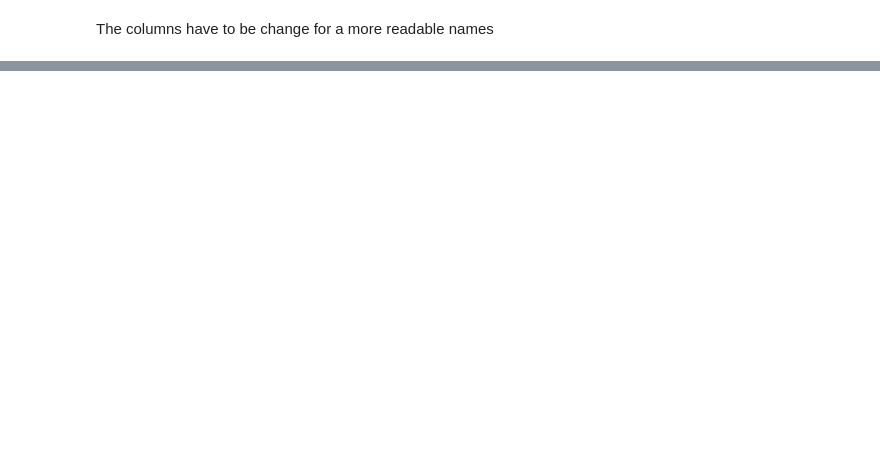
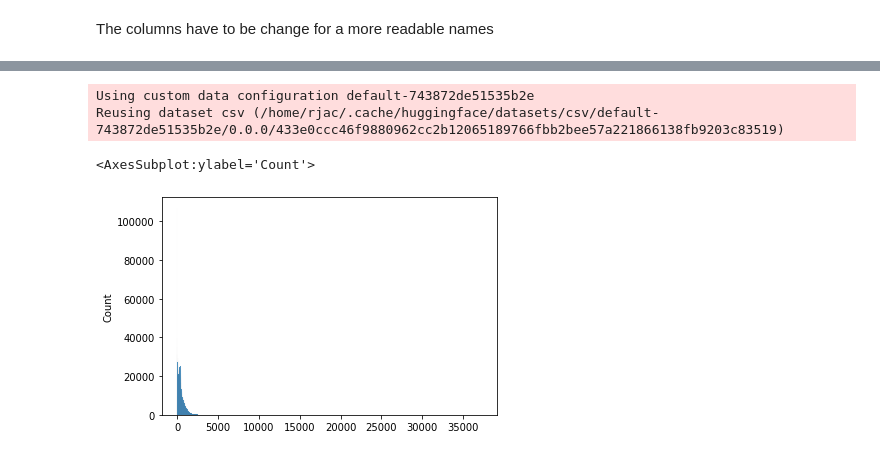
Before and after one commit to rafael-ariascalles/nlp-glg-clustering-pipeline, a Jupyter notebook: notebooks/dataUnderstanding.ipynb, the cells around one changed output, grey strips where cells are left out. Cells and saved outputs as stored; diff of their text form; code cells hidden in the pictures; blank space fills up the shorter version.

Commit message:
<code> Data process using transformer

```diff
--- a/notebooks/dataUnderstanding.ipynb
+++ b/notebooks/dataUnderstanding.ipynb
@@ -116,0 +58,2 @@ only showing top 50 rows
+# %%
+features_dict = Features({i: Value("int16")  if i in ["idx","article_idx"] else Value("string") for i in columns})
@@ -116,0 +75,14 @@ only showing top 50 rows
+# %%
+df = load_dataset("csv",data_files=[data_path],skiprows=[0,2_324_812],column_names=columns,features=features_dict)
+# %% [output]
+Using custom data configuration default-743872de51535b2e
+Reusing dataset csv (/home/rjac/.cache/huggingface/datasets/csv/default-743872de51535b2e/0.0.0/433e0ccc46f9880962cc2b12065189766fbb2bee57a221866138fb9203c83519)
+# %%
+df = df.map(string_to_datetime,batched=True,num_proc=6)
+# %%
+df = df.map(get_and_count_tokens,batched=True,num_proc=10)
+# %%
+sns.histplot(df["train"]["article_len"])
+# %% [output]
+<AxesSubplot:ylabel='Count'>
+[figure, added]
```
Also changed, not shown: parts of 20 cells of this notebook, 1 other file.
